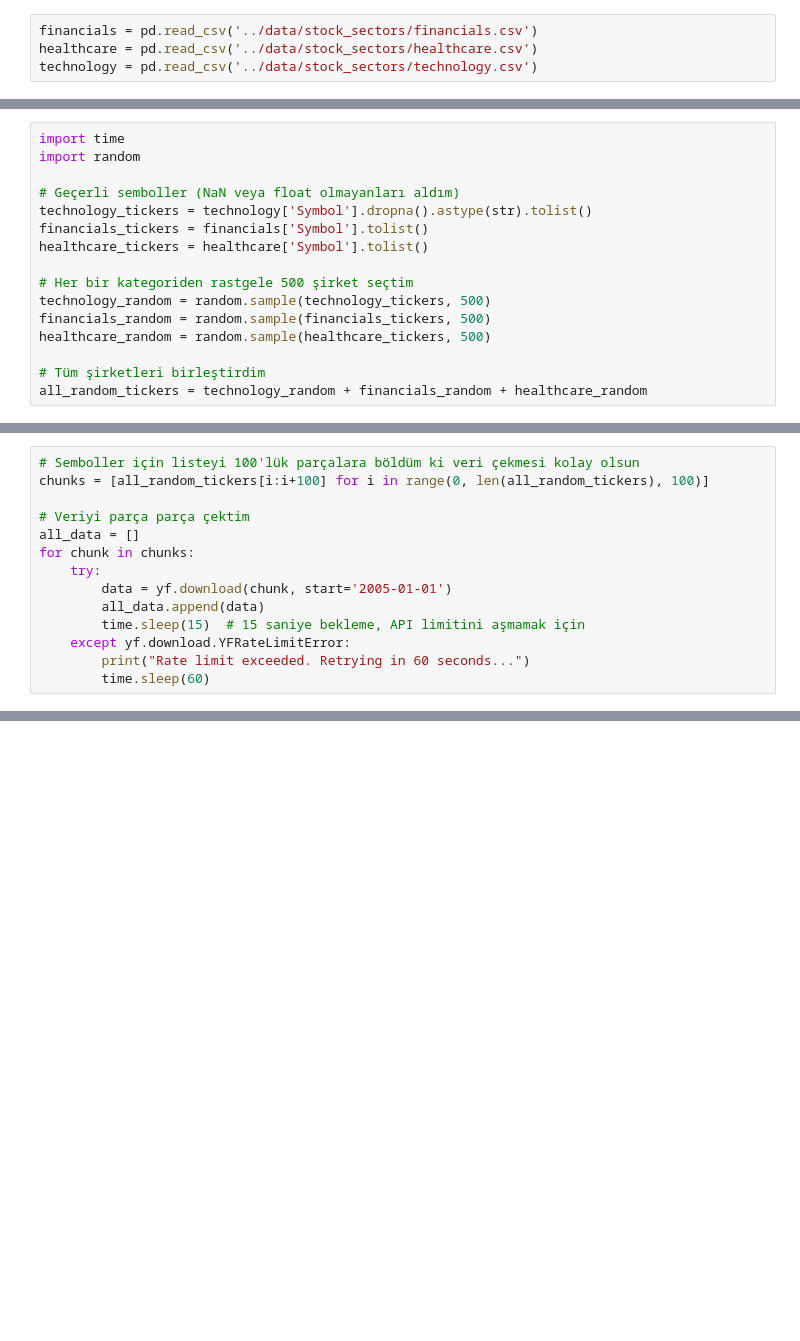
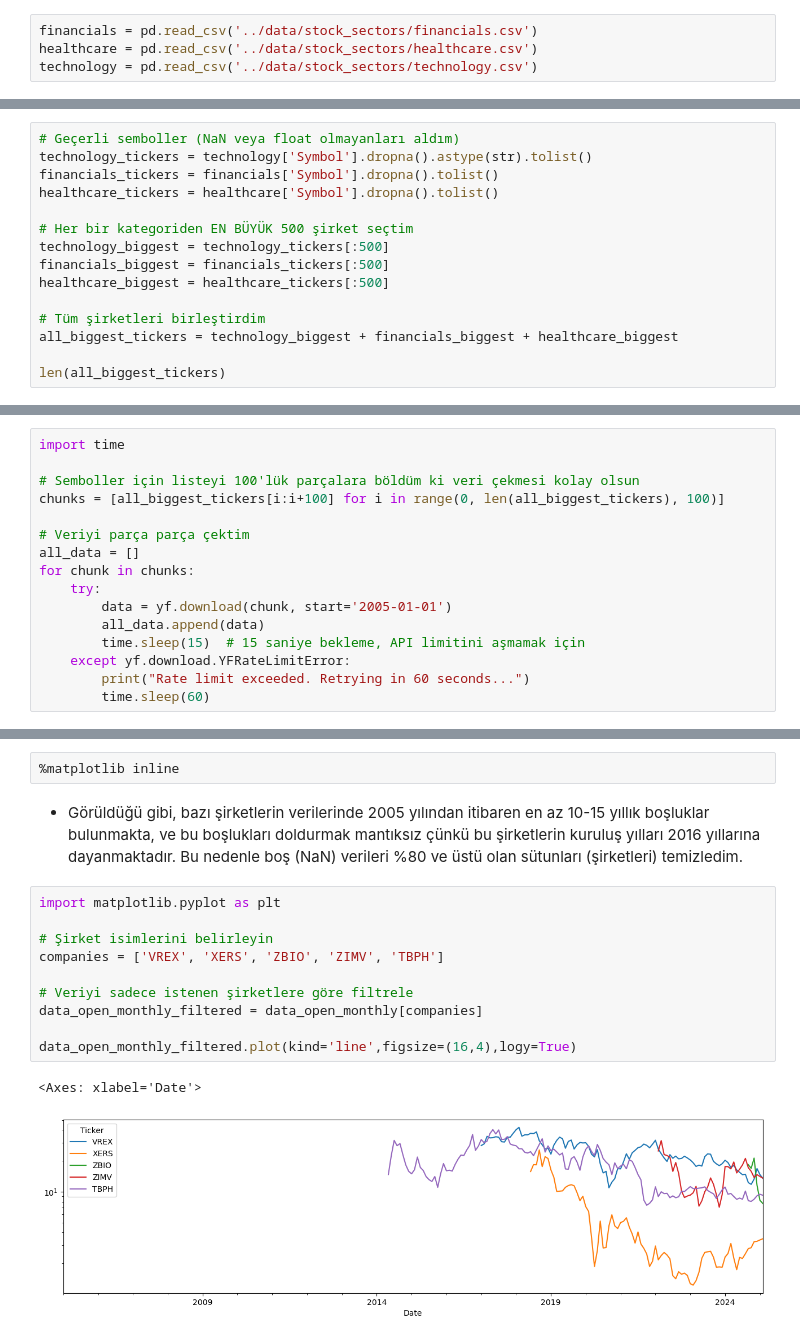
Before and after one commit to Emin-35/Data-Intensive-Applications-Module-Project, a Jupyter notebook: YZUP-VYU-Proje.ipynb, the cells around one changed output, grey strips where cells are left out. Saved outputs shown, nothing was run; the diff lists cells and outputs as text; blank space fills up the shorter version.

```diff
--- a/YZUP-VYU-Proje.ipynb
+++ b/YZUP-VYU-Proje.ipynb
@@ -137,19 +131,18 @@ data = yf.download(tickers, start='2005-01-01')
     - En büyük 3 endüstriden (Sağlık, Finans ve Teknoloji) rastgele 500 tane firma seçtim
     - Burada herhangi bir işlem yapmama gerek kalmadı çünkü zaten önceden hem boş sütunları temizledim hem de bütün veriyi 2005 tarihinden sonrası için ayarladım, kısacası sadece rastgele olarak firma seçmek kaldı
 # %%
-import time
-import random
-
 # Geçerli semboller (NaN veya float olmayanları aldım)
 technology_tickers = technology['Symbol'].dropna().astype(str).tolist()
-financials_tickers = financials['Symbol'].tolist()
-healthcare_tickers = healthcare['Symbol'].tolist()
+financials_tickers = financials['Symbol'].dropna().tolist()
+healthcare_tickers = healthcare['Symbol'].dropna().tolist()
 
-# Her bir kategoriden rastgele 500 şirket seçtim
-technology_random = random.sample(technology_tickers, 500)
-financials_random = random.sample(financials_tickers, 500)
-healthcare_random = random.sample(healthcare_tickers, 500)
+# Her bir kategoriden EN BÜYÜK 500 şirket seçtim
+technology_biggest = technology_tickers[:500]
+financials_biggest = financials_tickers[:500]
+healthcare_biggest = healthcare_tickers[:500]
 
 # Tüm şirketleri birleştirdim
-all_random_tickers = technology_random + financials_random + healthcare_random
+all_biggest_tickers = technology_biggest + financials_biggest + healthcare_biggest
+
+len(all_biggest_tickers)
 # %% [output]
@@ -190,6 +150,8 @@ Date                                   ...
 # %%
+import time
+
 # Semboller için listeyi 100'lük parçalara böldüm ki veri çekmesi kolay olsun
-chunks = [all_random_tickers[i:i+100] for i in range(0, len(all_random_tickers), 100)]
+chunks = [all_biggest_tickers[i:i+100] for i in range(0, len(all_biggest_tickers), 100)]
 
 # Veriyi parça parça çektim
 all_data = []
@@ -233,2 +226,19 @@ Date                    ...
 
 [5 rows x 1500 columns]
+# %%
+%matplotlib inline
+# %% [markdown]
+- Görüldüğü gibi, bazı şirketlerin verilerinde 2005 yılından itibaren en az 10-15 yıllık boşluklar bulunmakta, ve bu boşlukları doldurmak mantıksız çünkü bu şirketlerin kuruluş yılları 2016 yıllarına dayanmaktadır. Bu nedenle boş (NaN) verileri %80 ve üstü olan sütunları (şirketleri) temizledim.
+# %%
+import matplotlib.pyplot as plt
+
+# Şirket isimlerini belirleyin
+companies = ['VREX', 'XERS', 'ZBIO', 'ZIMV', 'TBPH']
+
+# Veriyi sadece istenen şirketlere göre filtrele
+data_open_monthly_filtered = data_open_monthly[companies]
+
+data_open_monthly_filtered.plot(kind='line',figsize=(16,4),logy=True)
+# %% [output]
+<Axes: xlabel='Date'>
+[figure, added]
```
Also changed, not shown: parts of 79 cells of this notebook, 17 other files.
